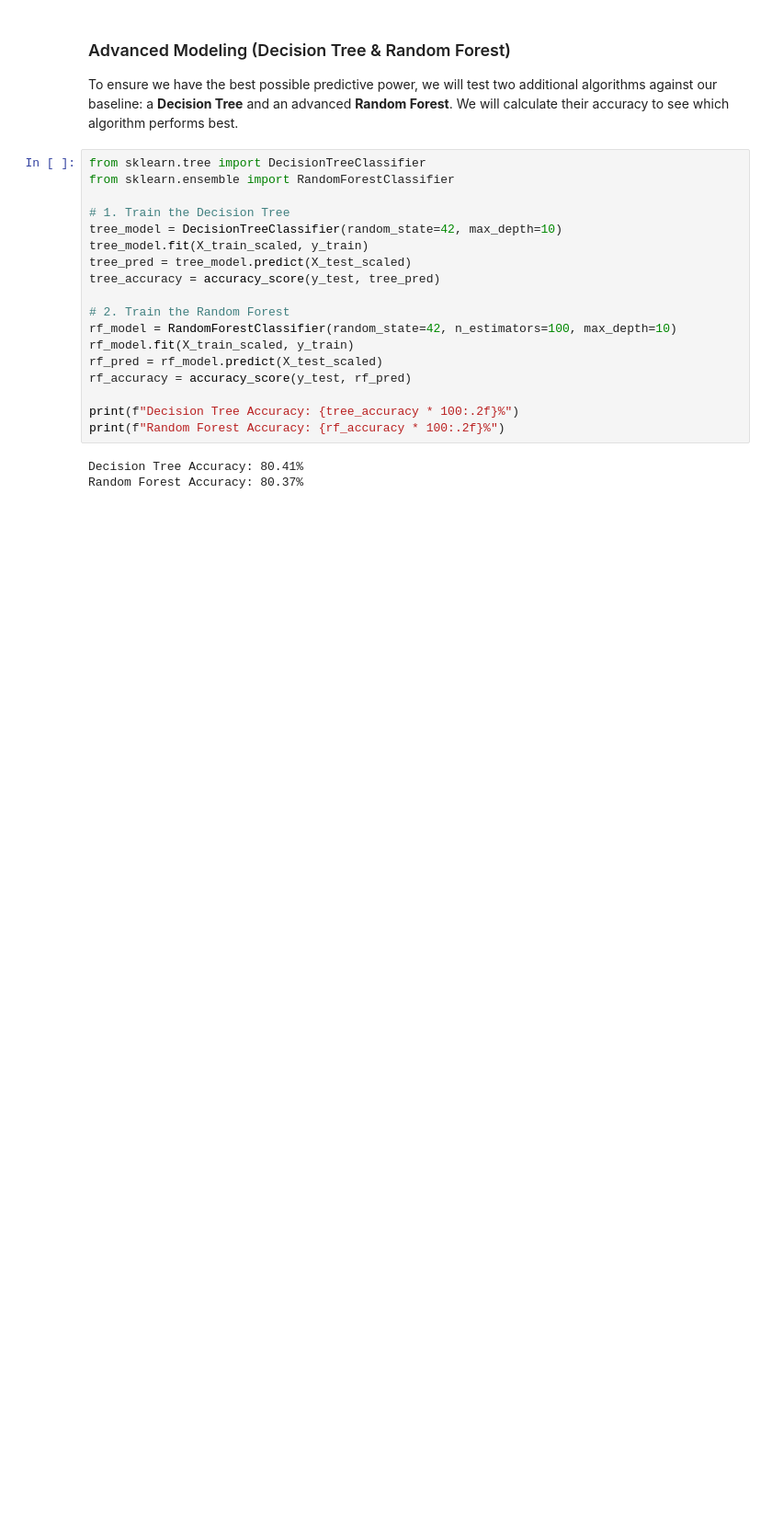
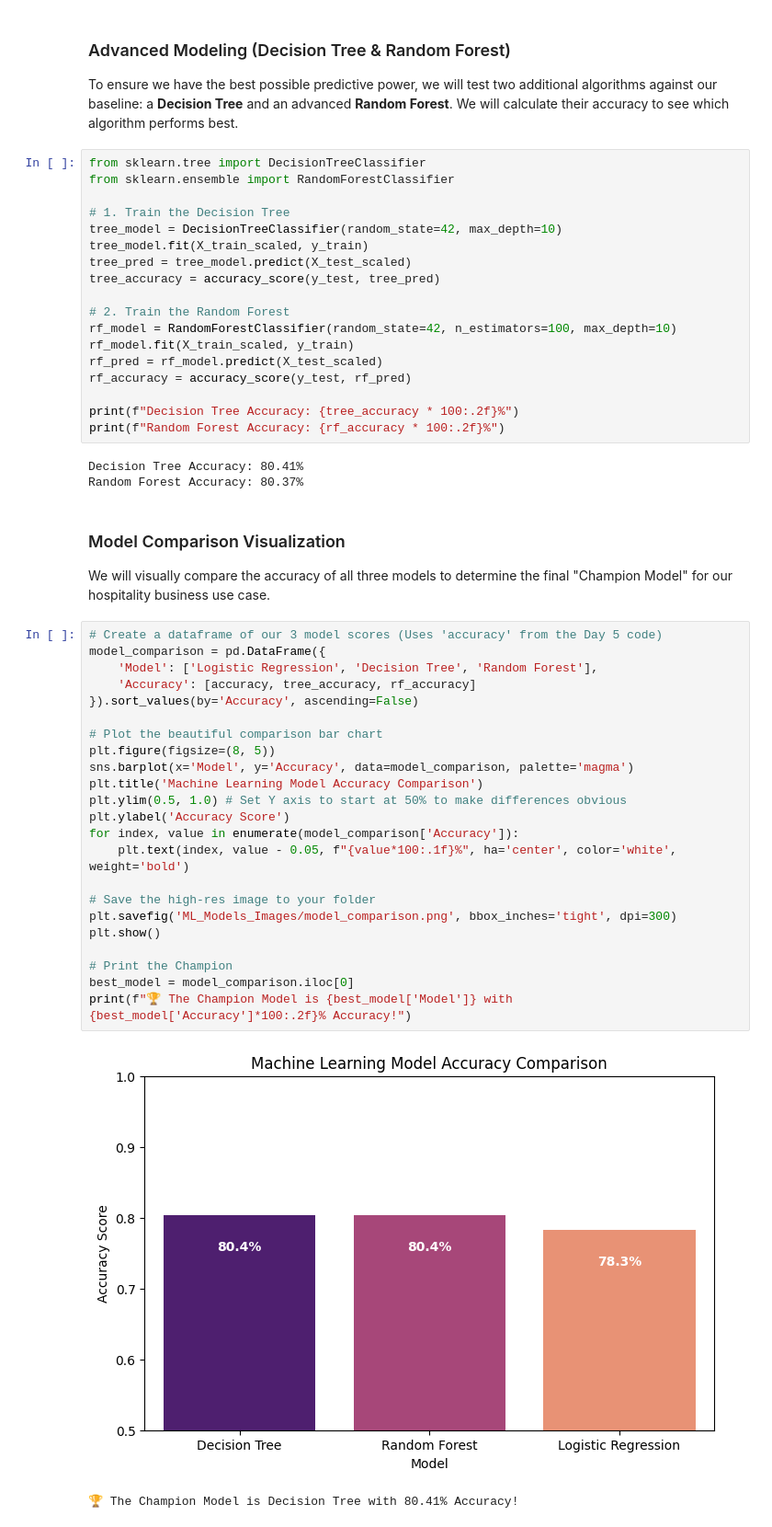
Before and after one commit to KrishnaveniMitukula/Hotel-Analytics-Project, a Jupyter notebook: Week3_Machine_Learning.ipynb, the cells around one changed output. Shown at 92% size. Cells and saved outputs as stored; diff of their text form; blank space fills up the shorter version.

Commit message:
docs: plotted comparative analysis chart to identify champion ML model

```diff
--- a/Week3_Machine_Learning.ipynb
+++ b/Week3_Machine_Learning.ipynb
@@ -184,3 +184,32 @@ print(f"Random Forest Accuracy: {rf_accuracy * 100:.2f}%")
 # %% [output]
 Decision Tree Accuracy: 80.41%
 Random Forest Accuracy: 80.37%
+# %% [markdown]
+###  Model Comparison Visualization
+We will visually compare the accuracy of all three models to determine the final "Champion Model" for our hospitality business use case.
+# %%
+# Create a dataframe of our 3 model scores (Uses 'accuracy' from the Day 5 code)
+model_comparison = pd.DataFrame({
+    'Model': ['Logistic Regression', 'Decision Tree', 'Random Forest'],
+    'Accuracy': [accuracy, tree_accuracy, rf_accuracy]
+}).sort_values(by='Accuracy', ascending=False)
+
+# Plot the beautiful comparison bar chart
+plt.figure(figsize=(8, 5))
+sns.barplot(x='Model', y='Accuracy', data=model_comparison, palette='magma')
+plt.title('Machine Learning Model Accuracy Comparison')
+plt.ylim(0.5, 1.0) # Set Y axis to start at 50% to make differences obvious
+plt.ylabel('Accuracy Score')
+for index, value in enumerate(model_comparison['Accuracy']):
+    plt.text(index, value - 0.05, f"{value*100:.1f}%", ha='center', color='white', weight='bold')
+
+# Save the high-res image to your folder
+plt.savefig('ML_Models_Images/model_comparison.png', bbox_inches='tight', dpi=300)
+plt.show()
+
+# Print the Champion
+best_model = model_comparison.iloc[0]
+print(f"🏆 The Champion Model is {best_model['Model']} with {best_model['Accuracy']*100:.2f}% Accuracy!")
+# %% [output]
+[figure, added]
+🏆 The Champion Model is Decision Tree with 80.41% Accuracy!
```
